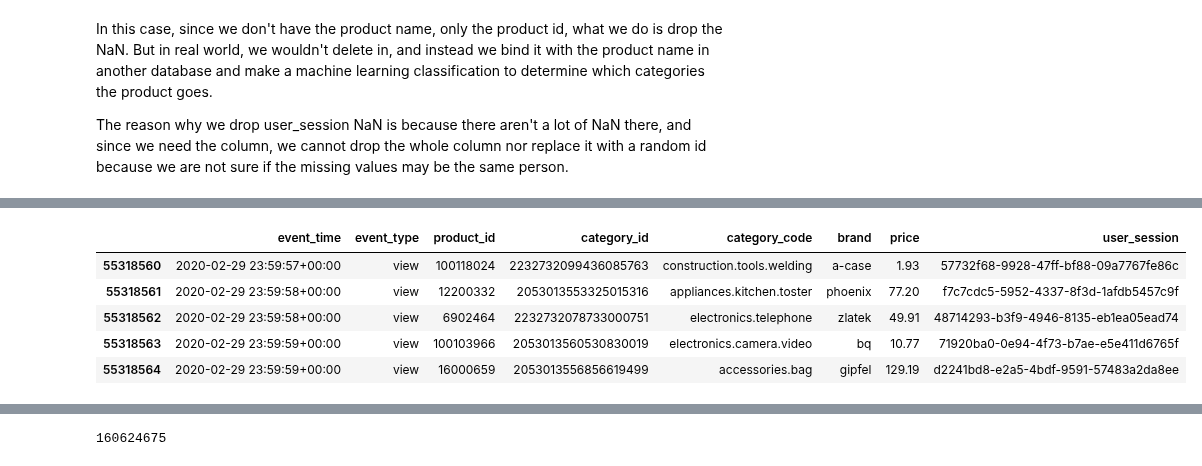
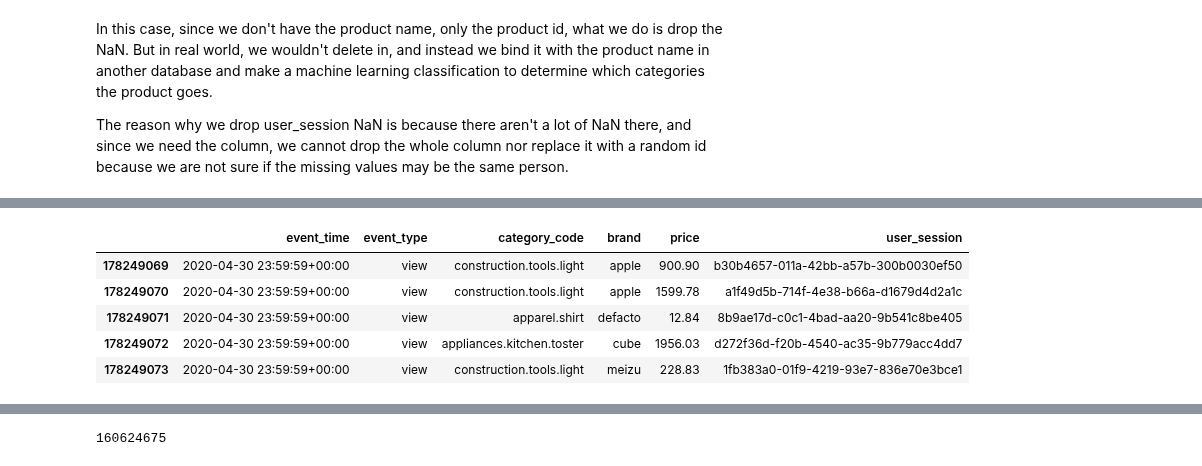
Before and after one commit to Vae2002/BigDataGroup5, a Jupyter notebook: ecommerce.ipynb, the cells around one changed output, grey strips where cells are left out. Drawn from its saved outputs; the diff is of its cells as text; code cells hidden in the pictures.

```diff
--- a/ecommerce.ipynb
+++ b/ecommerce.ipynb
@@ -496,0 +500,4 @@ df_apr.drop(["user_id", "product_id"], axis=1, inplace=True)
+# %%
+combined_df.drop(["user_id", "product_id", "category_id"], axis=1, inplace=True)
+
+print(combined_df.head())
@@ -530,0 +522,4 @@ dtype: int64
+# %%
+combined_df.dropna(subset=['category_code', "user_session"], inplace=True)
+
+print(combined_df.isnull().sum())
@@ -531,9 +534,9 @@ dtype: int64
 # %%
-df_feb.tail()
+combined_df.tail()
 # %% [output]
-|  | event_time | event_type | product_id | category_id | category_code | brand | price | user_session |
-| 55318560 | 2020-02-29 23:59:57+00:00 | view | 100118024 | 2232732099436085763 | construction.tools.welding | a-case | 1.93 | 57732f68-9928-47ff-bf88-09a7767fe86c |
-| 55318561 | 2020-02-29 23:59:58+00:00 | view | 12200332 | 2053013553325015316 | appliances.kitchen.toster | phoenix | 77.20 | f7c7cdc5-5952-4337-8f3d-1afdb5457c9f |
-| 55318562 | 2020-02-29 23:59:58+00:00 | view | 6902464 | 2232732078733000751 | electronics.telephone | zlatek | 49.91 | 48714293-b3f9-4946-8135-eb1ea05ead74 |
-| 55318563 | 2020-02-29 23:59:59+00:00 | view | 100103966 | 2053013560530830019 | electronics.camera.video | bq | 10.77 | 71920ba0-0e94-4f73-b7ae-e5e411d6765f |
-| 55318564 | 2020-02-29 23:59:59+00:00 | view | 16000659 | 2053013556856619499 | accessories.bag | gipfel | 129.19 | d2241bd8-e2a5-4bdf-9591-57483a2da8ee |
+|  | event_time | event_type | category_code | brand | price | user_session |
+| 178249069 | 2020-04-30 23:59:59+00:00 | view | construction.tools.light | apple | 900.90 | b30b4657-011a-42bb-a57b-300b0030ef50 |
+| 178249070 | 2020-04-30 23:59:59+00:00 | view | construction.tools.light | apple | 1599.78 | a1f49d5b-714f-4e38-b66a-d1679d4d2a1c |
+| 178249071 | 2020-04-30 23:59:59+00:00 | view | apparel.shirt | defacto | 12.84 | 8b9ae17d-c0c1-4bad-aa20-9b541c8be405 |
+| 178249072 | 2020-04-30 23:59:59+00:00 | view | appliances.kitchen.toster | cube | 1956.03 | d272f36d-f20b-4540-ac35-9b779acc4dd7 |
+| 178249073 | 2020-04-30 23:59:59+00:00 | view | construction.tools.light | meizu | 228.83 | 1fb383a0-01f9-4219-93e7-836e70e3bce1 |
```
Also changed, not shown: parts of 15 cells of this notebook.
